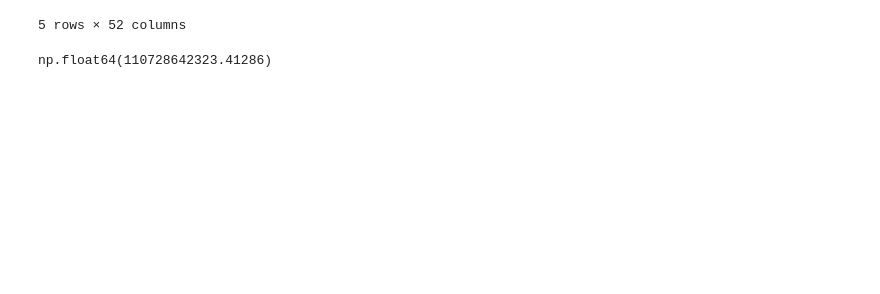
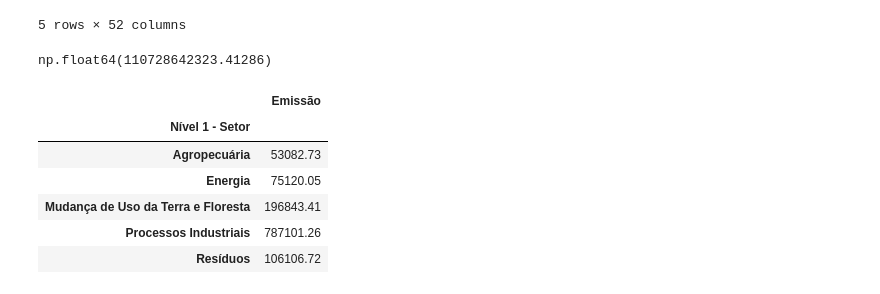
Before and after one commit to tavianu/Aulas-Alura, a Jupyter notebook: Pandas selecionando e agrupando dados/Pandas selecionando e agrupando dados/Pandas selecionando e agrupando dados/Exercícios.ipynb, the cells around one changed output. Drawn from its saved outputs; the diff is of its cells as text; code cells hidden in the pictures; blank space fills up the shorter version.

```diff
--- a/Pandas selecionando e agrupando dados/Pandas selecionando e agrupando dados/Pandas selecionando e agrupando dados/Exercícios.ipynb
+++ b/Pandas selecionando e agrupando dados/Pandas selecionando e agrupando dados/Pandas selecionando e agrupando dados/Exercícios.ipynb
@@ -95,4 +95,17 @@ emissao_agropecuaria
 # %% [output]
 np.float64(110728642323.41286)
 # %%
-emissao_setor_2021 =
+colunas_emissao = list(emissoes_gases.loc[:, 1970:2021].columns)
+colunas_info = list(emissoes_gases.loc[:, 'Nível 1 - Setor' : 'Produto'].columns)
+emissoes_por_ano = emissoes_gases.melt(id_vars = colunas_info, value_vars = colunas_emissao, var_name = 'Ano', value_name = 'Emissão')
+# %%
+emissoes_2021 = emissoes_por_ano[emissoes_por_ano["Ano"] == 2021].groupby('Nível 1 - Setor')[["Emissão"]].mean(numeric_only = True).round(2)
+emissoes_2021
+# %% [output]
+|  | Emissão |
+| Nível 1 - Setor |  |
+| Agropecuária | 53082.73 |
+| Energia | 75120.05 |
+| Mudança de Uso da Terra e Floresta | 196843.41 |
+| Processos Industriais | 787101.26 |
+| Resíduos | 106106.72 |
```
Also changed, not shown: 1 other file.
